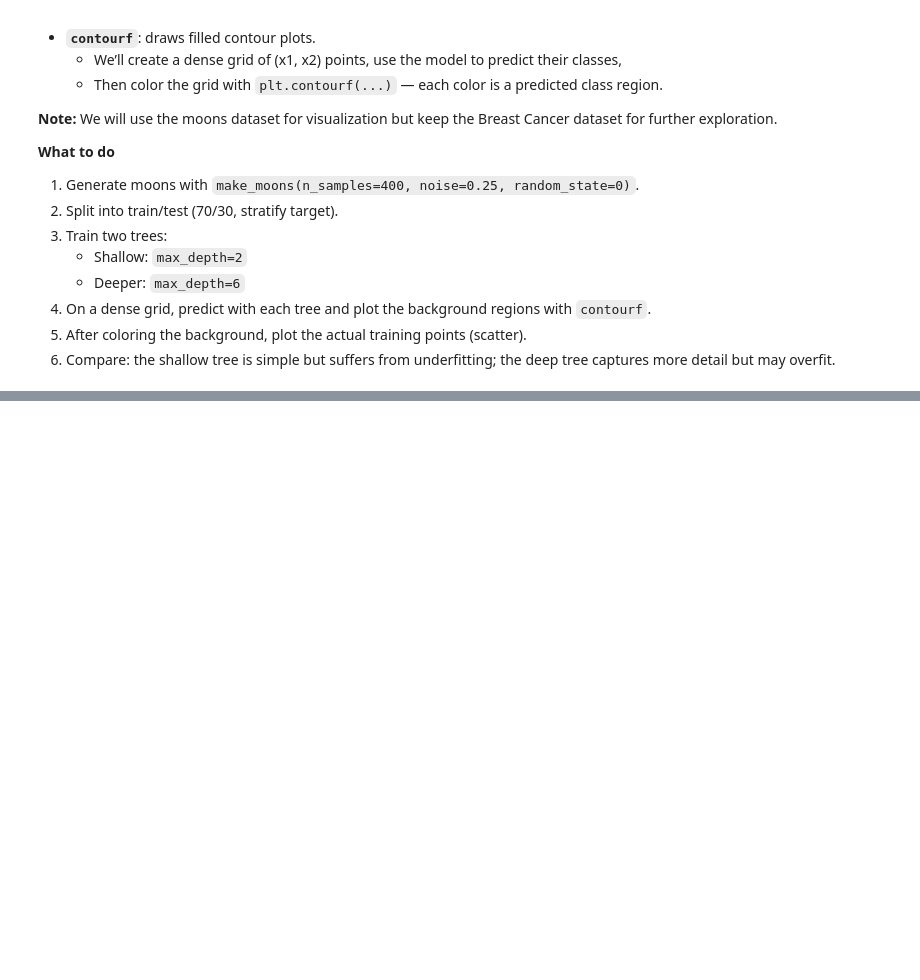
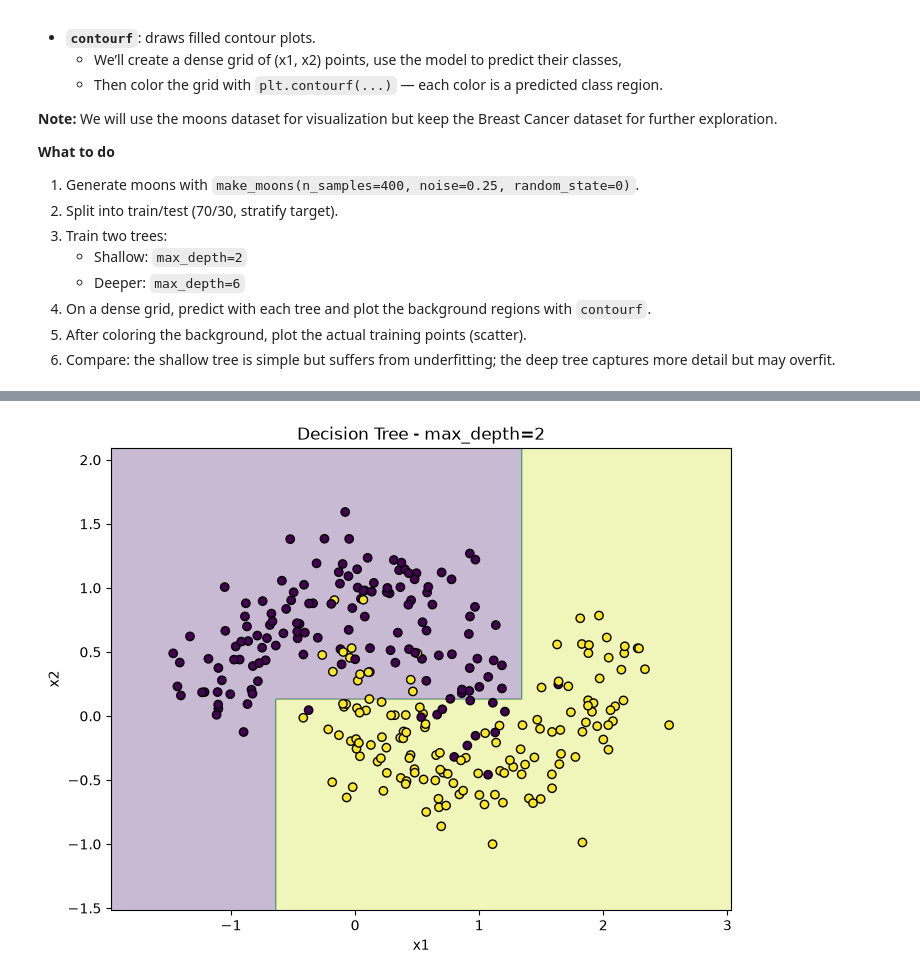
Before and after one commit to altamirano146080/foundations-machine-learning-practices, a Jupyter notebook: Practice_01/01_03_Decision_trees.ipynb, the cells around one changed output, grey strips where cells are left out. Cells and saved outputs as stored; diff of their text form; code cells hidden in the pictures; blank space fills up the shorter version.

```diff
--- a/Practice_01/01_03_Decision_trees.ipynb
+++ b/Practice_01/01_03_Decision_trees.ipynb
@@ -95,3 +206,92 @@ To build geometric intuition, we’ll use a synthetic 2D dataset (`make_moons`)
 4. On a dense grid, predict with each tree and plot the background regions with `contourf`.
 5. After coloring the background, plot the actual training points (scatter).
 6. Compare: the shallow tree is simple but suffers from underfitting; the deep tree captures more detail but may overfit.
+# %%
+from sklearn.datasets import make_moons
+# 1. Generate the moons dataset
+X, y = make_moons(
+    n_samples=400,
+    noise=0.25,
+    random_state=0
+)
+
+print(f"X shape: {X.shape}, y shape: {y.shape}")
+
+# 2. Split into train/test
+X_train, X_test, y_train, y_test = train_test_split(
+    X,
+    y,
+    test_size=0.30,
+    stratify=y,
+    random_state=0
+)
+
+# 3. Train two decision trees
+tree_shallow = DecisionTreeClassifier(
+    max_depth=2,
+    random_state=0
+)
+
+tree_deep = DecisionTreeClassifier(
+    max_depth=6,
+    random_state=0
+)
+
+tree_shallow.fit(X_train, y_train)
+tree_deep.fit(X_train, y_train)
+
+# Create a dense grid
+x_min, x_max = X[:, 0].min() - 0.5, X[:, 0].max() + 0.5
+y_min, y_max = X[:, 1].min() - 0.5, X[:, 1].max() + 0.5
+
+xx, yy = np.meshgrid(
+    np.linspace(x_min, x_max, 500),
+    np.linspace(y_min, y_max, 500)
+)
+
+# Convert the grid into a list of (x1, x2) points
+grid = np.c_[xx.ravel(), yy.ravel()]
+
+# Predict the class for every point in the grid
+Z_shallow = tree_shallow.predict(grid)
+Z_deep = tree_deep.predict(grid)
+
+# Reshape predictions to the shape of the grid
+Z_shallow = Z_shallow.reshape(xx.shape)
+Z_deep = Z_deep.reshape(xx.shape)
+
+
+
+
+# Shallow tree
+plt.figure(figsize=(8, 6))
+
+plt.contourf(xx, yy, Z_shallow, alpha=0.3)
+plt.scatter(
+    X_train[:, 0],
+    X_train[:, 1],
+    c=y_train,
+    edgecolor="k"
+)
+
+plt.title("Decision Tree - max_depth=2")
+plt.xlabel("x1")
+plt.ylabel("x2")
+plt.show()
+
+# Deep tree
+plt.figure(figsize=(8, 6))
+
+plt.contourf(xx, yy, Z_deep, alpha=0.3)
+plt.scatter(
+    X_train[:, 0],
+    X_train[:, 1],
+    c=y_train,
+    edgecolor="k"
+)
+
+plt.title("Decision Tree - max_depth=6")
+plt.xlabel("x1")
+plt.ylabel("x2")
+plt.show()
+# %% [output]
@@ -97,0 +299 @@ To build geometric intuition, we’ll use a synthetic 2D dataset (`make_moons`)
+[figure, added]
```
Also changed, not shown: parts of 5 cells of this notebook.
